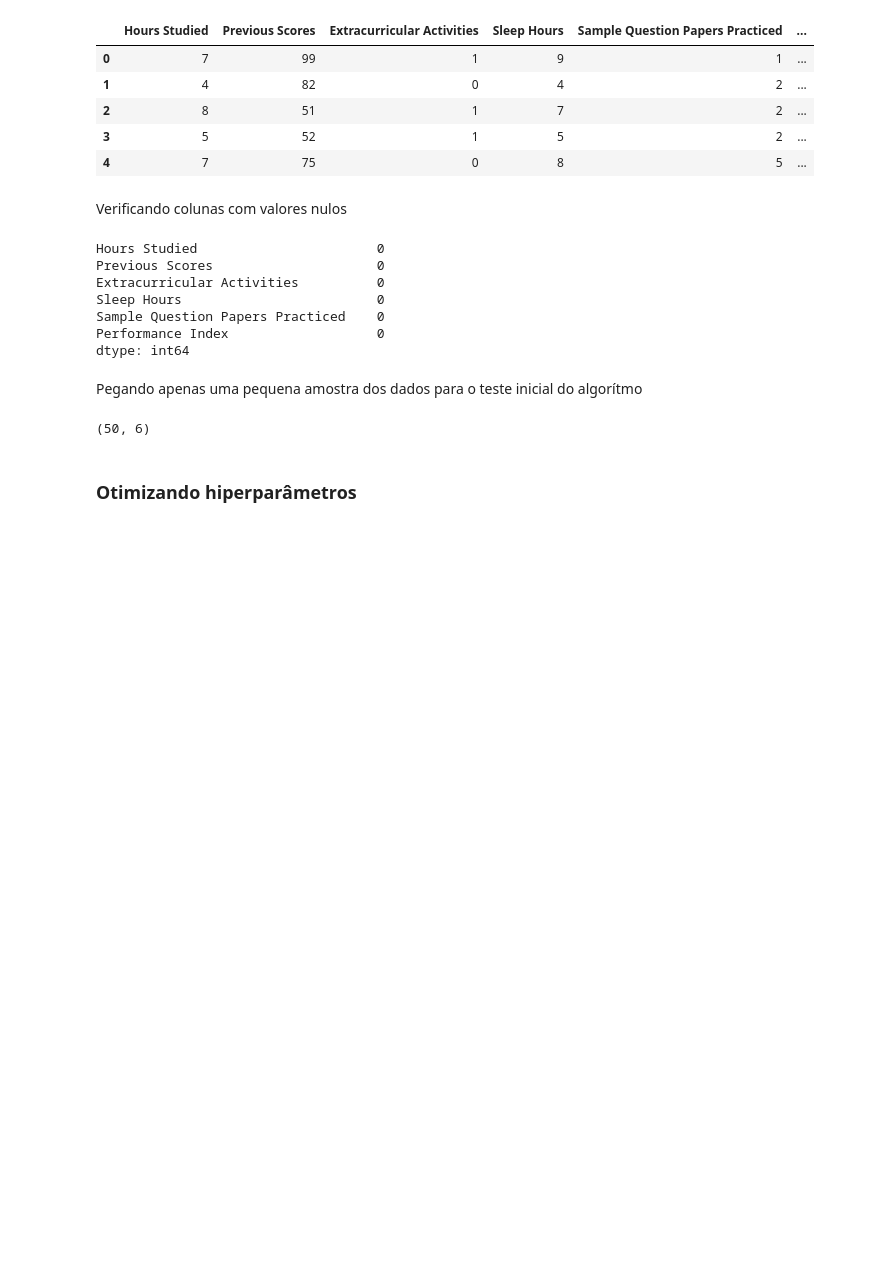
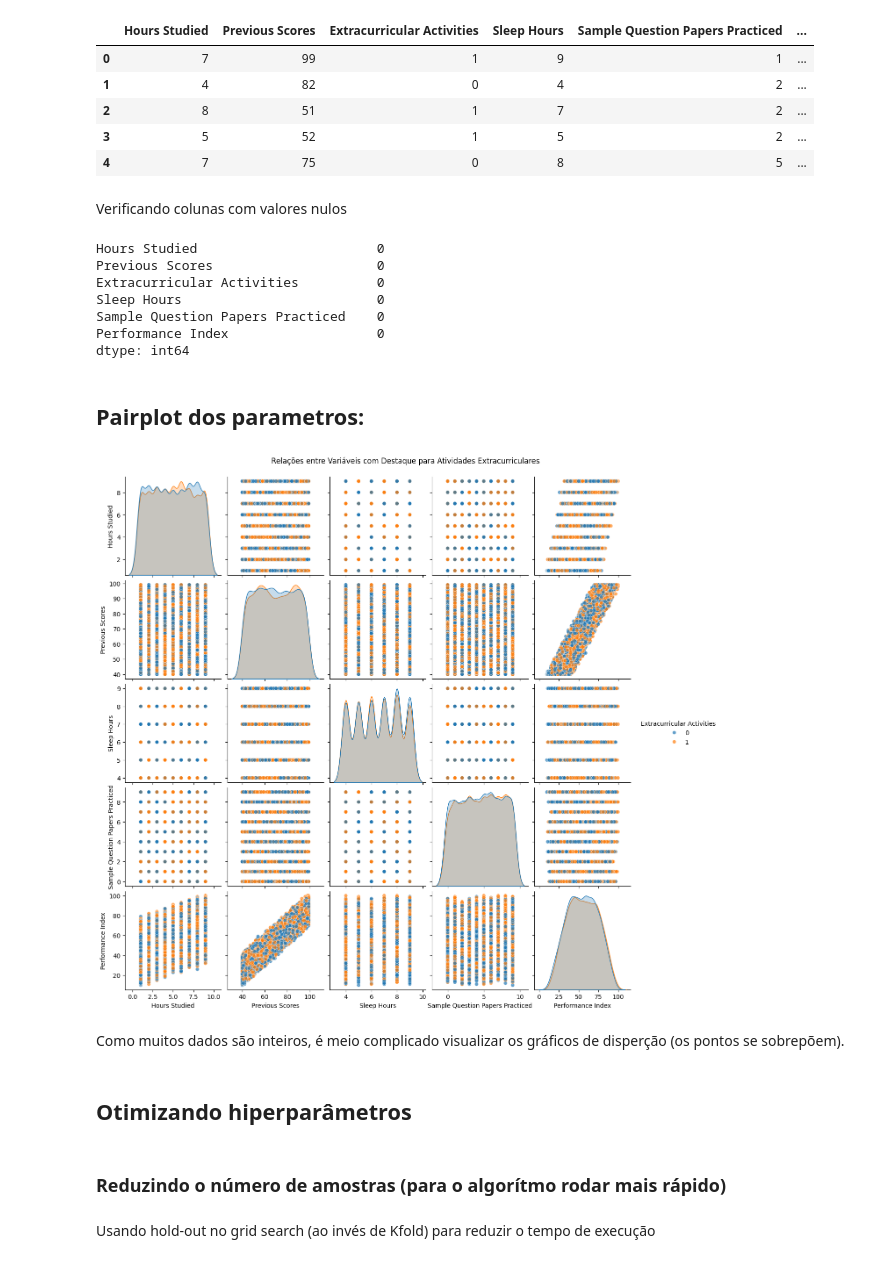
Before and after one commit to RyamLael/special-topics-in-telecommunications-Pattern-recognition, a Jupyter notebook: Trabalho 05/Versão 3/Trabalho 05.ipynb, the cells around one changed output. Saved outputs shown, nothing was run; the diff lists cells and outputs as text; code cells hidden in the pictures; blank space fills up the shorter version.

```diff
--- a/Trabalho 05/Versão 3/Trabalho 05.ipynb
+++ b/Trabalho 05/Versão 3/Trabalho 05.ipynb
@@ -53,12 +55,32 @@ Sleep Hours                         0
 Sample Question Papers Practiced    0
 Performance Index                   0
 dtype: int64
-# %% [markdown]
-Pegando apenas uma pequena amostra dos dados para o teste inicial do algorítmo
-# %%
-sample_df = StudantPerformance_df.sample(n=50, random_state=42).reset_index(drop=True)
-sample_df.shape
-# %% [output]
-(50, 6)
+# %% [markdown]
+## Pairplot dos parametros:
+# %%
+import seaborn as sns
+import matplotlib.pyplot as plt
+
+sns.pairplot(
+    StudantPerformance_df[[
+        'Hours Studied',
+        'Previous Scores',
+        'Sleep Hours',
+        'Sample Question Papers Practiced',
+        'Performance Index',
+        'Extracurricular Activities'
+    ]],
+    hue='Extracurricular Activities',
+    plot_kws={'alpha': 0.7}
+)
+
+plt.suptitle("Relações entre Variáveis com Destaque para Atividades Extracurriculares", y=1.02)
+plt.show()
+# %% [output]
+[figure, added]
+# %% [markdown]
+Como muitos dados são inteiros, é meio complicado visualizar os gráficos de disperção (os pontos se sobrepõem).
 # %% [markdown]
-### Otimizando hiperparâmetros
+## Otimizando hiperparâmetros
+# %% [markdown]
+### Reduzindo o número de amostras (para o algorítmo rodar mais rápido)
@@ -65 +103,3 @@ sample_df.shape
+# %% [markdown]
+Usando hold-out no grid search (ao invés de Kfold) para reduzir o tempo de execução
 # %%
```
Also changed, not shown: parts of 11 cells of this notebook, 19 other files.
